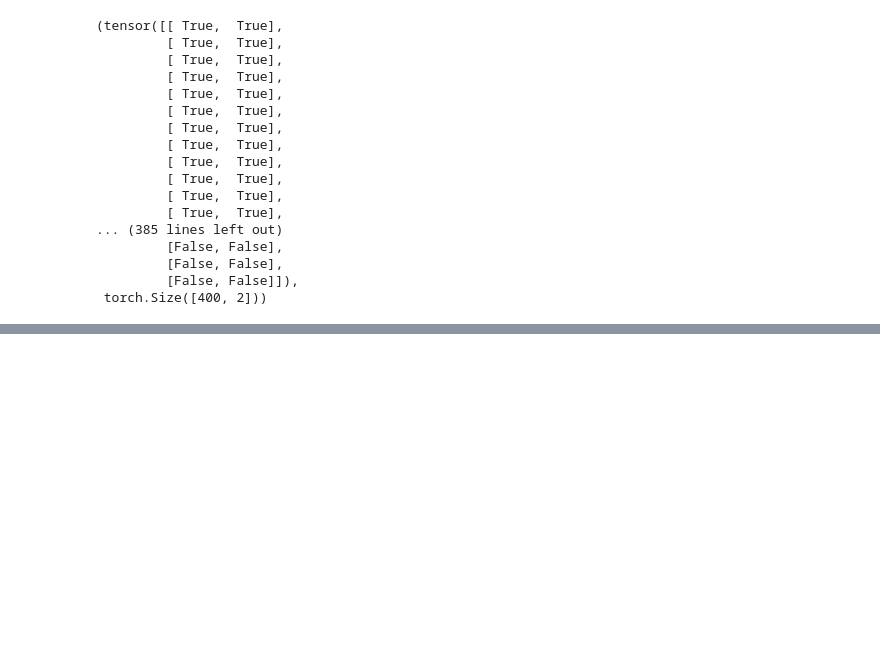
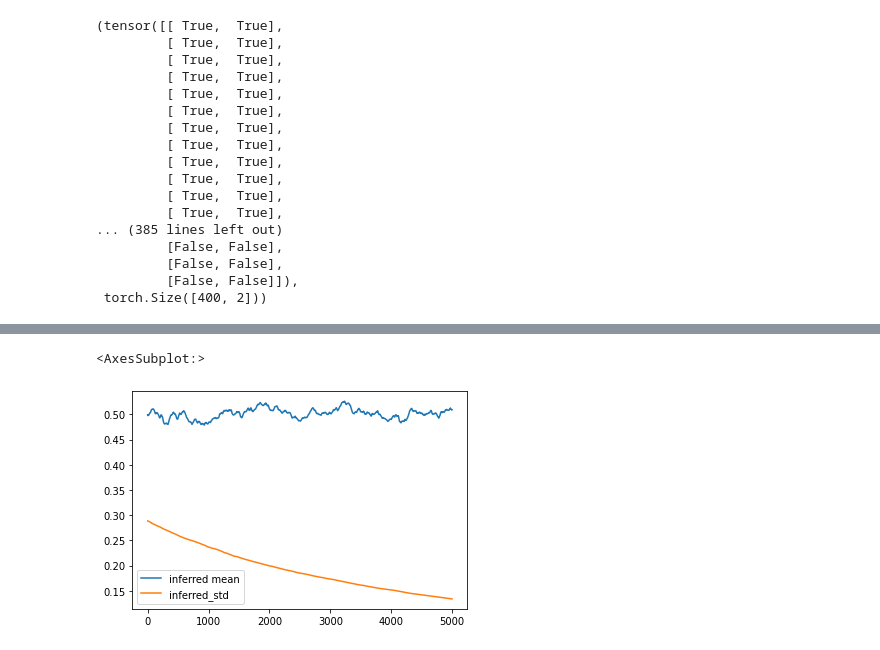
Before and after one commit to Entze/SBB, a Jupyter notebook: notebooks/SHW_1_5.ipynb, the cells around one changed output, grey strips where cells are left out. Drawn from its saved outputs; the diff is of its cells as text; code cells hidden in the pictures; blank space fills up the shorter version.

```diff
--- a/notebooks/SHW_1_5.ipynb
+++ b/notebooks/SHW_1_5.ipynb
@@ -33,26 +32,32 @@ data, data.size()
          [False, False]]),
  torch.Size([400, 2]))
 # %%
-def model_paying_athletes():
-    student = pyro.sample("student", dist.Categorical(logits=torch.zeros(400)))
+def model_paying_athletes(data):
     p = pyro.sample("latent_paying", dist.Beta(concentration0=100., concentration1=300.))
-    pyro.sample("obs", dist.Bernoulli(p), obs=data[student][0].clone().detach().float())
+    obs = data[:, 0].clone().detach().float()
+    with pyro.plate("students", len(obs)):
+        return pyro.sample("obs", dist.Bernoulli(p), obs=obs)
 # %%
-def guide_paying_athletes():
-    pyro.sample("student", dist.Categorical(logits=torch.zeros(400)))
-    alpha = pyro.param("alpha", torch.tensor(100.), constraint=constraints.positive)
-    beta = pyro.param("beta", torch.tensor(300.), constraint=constraints.positive)
-    pyro.sample("latent_paying", dist.Beta(concentration0=alpha, concentration1=beta))
+def guide_paying_athletes(data):
+    alpha = pyro.param("alpha", torch.tensor(1.), constraint=constraints.positive)
+    beta = pyro.param("beta", torch.tensor(1.), constraint=constraints.positive)
+    return pyro.sample("latent_paying", dist.Beta(concentration0=alpha, concentration1=beta))
 # %%
-optim = pyro.optim.Adam({"lr": 0.025})
+optim = pyro.optim.Adam({"lr": 0.0025})
 loss = pyro.infer.Trace_ELBO()
 svi = pyro.infer.SVI(model_paying_athletes, guide_paying_athletes, optim, loss)
 # %%
 losses = []
 params = []
+indicators = []
 
-for _ in trange(10_000):
-    l = svi.step()
+for _ in trange(5000):
+    l = svi.step(raw_data)
+    alpha = pyro.param("alpha")
+    beta = pyro.param("beta")
+    inferred_mean = alpha / (alpha + beta)
+    factor = beta / (alpha * (1.0 + alpha + beta))
+    inferred_std = inferred_mean * math.sqrt(factor)
     losses.append({"loss": l})
-    param = {"alpha": pyro.param("alpha").item(), "beta": pyro.param("beta").item()}
-    params.append(param)
+    params.append({"alpha": alpha.item(), "beta": beta.item()})
+    indicators.append({"inferred mean": inferred_mean.item(), "inferred_std": inferred_std.item()})
@@ -71,0 +93,7 @@ df.plot()
+# %%
+df = pd.DataFrame(indicators)
+
+df.plot()
+# %% [output]
+<AxesSubplot:>
+[figure, added]
```
Also changed, not shown: parts of 8 cells of this notebook.
